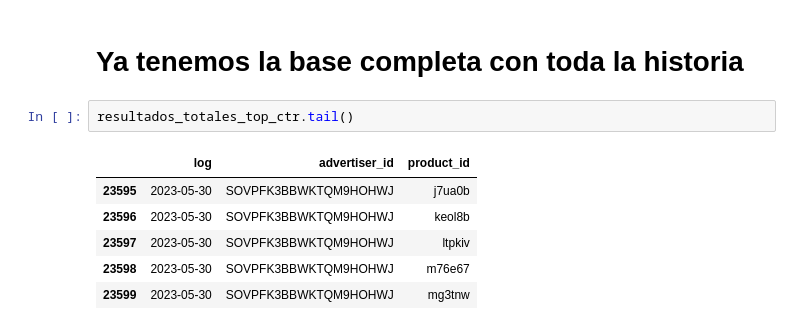
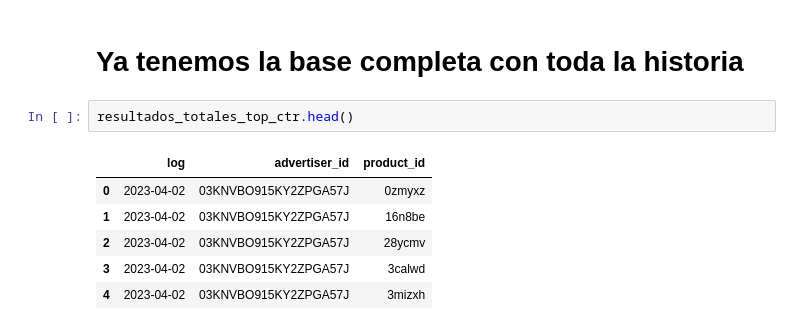
Before and after one commit to ferornat/trabajo_programacion_avanzada, a Jupyter notebook: Fast API/pruebas_sueltas.ipynb, the cells around one changed output. Drawn from its saved outputs; the diff is of its cells as text.

```diff
--- a/Fast API/pruebas_sueltas.ipynb
+++ b/Fast API/pruebas_sueltas.ipynb
@@ -200,14 +200,14 @@ print(fechas_ordenadas)
 # %% [markdown]
 # Ya tenemos la base completa con toda la historia
 # %%
-resultados_totales_top_ctr.tail()
+resultados_totales_top_ctr.head()
 # %% [output]
 |  | log | advertiser_id | product_id |
-| 23595 | 2023-05-30 | SOVPFK3BBWKTQM9HOHWJ | j7ua0b |
-| 23596 | 2023-05-30 | SOVPFK3BBWKTQM9HOHWJ | keol8b |
-| 23597 | 2023-05-30 | SOVPFK3BBWKTQM9HOHWJ | ltpkiv |
-| 23598 | 2023-05-30 | SOVPFK3BBWKTQM9HOHWJ | m76e67 |
-| 23599 | 2023-05-30 | SOVPFK3BBWKTQM9HOHWJ | mg3tnw |
+| 0 | 2023-04-02 | 03KNVBO915KY2ZPGA57J | 0zmyxz |
+| 1 | 2023-04-02 | 03KNVBO915KY2ZPGA57J | 16n8be |
+| 2 | 2023-04-02 | 03KNVBO915KY2ZPGA57J | 28ycmv |
+| 3 | 2023-04-02 | 03KNVBO915KY2ZPGA57J | 3calwd |
+| 4 | 2023-04-02 | 03KNVBO915KY2ZPGA57J | 3mizxh |
 # %%
 # Levantamos los resultados de cada modelo
 # TopCTR
```
Also changed, not shown: parts of 40 cells of this notebook, 1 other file.
